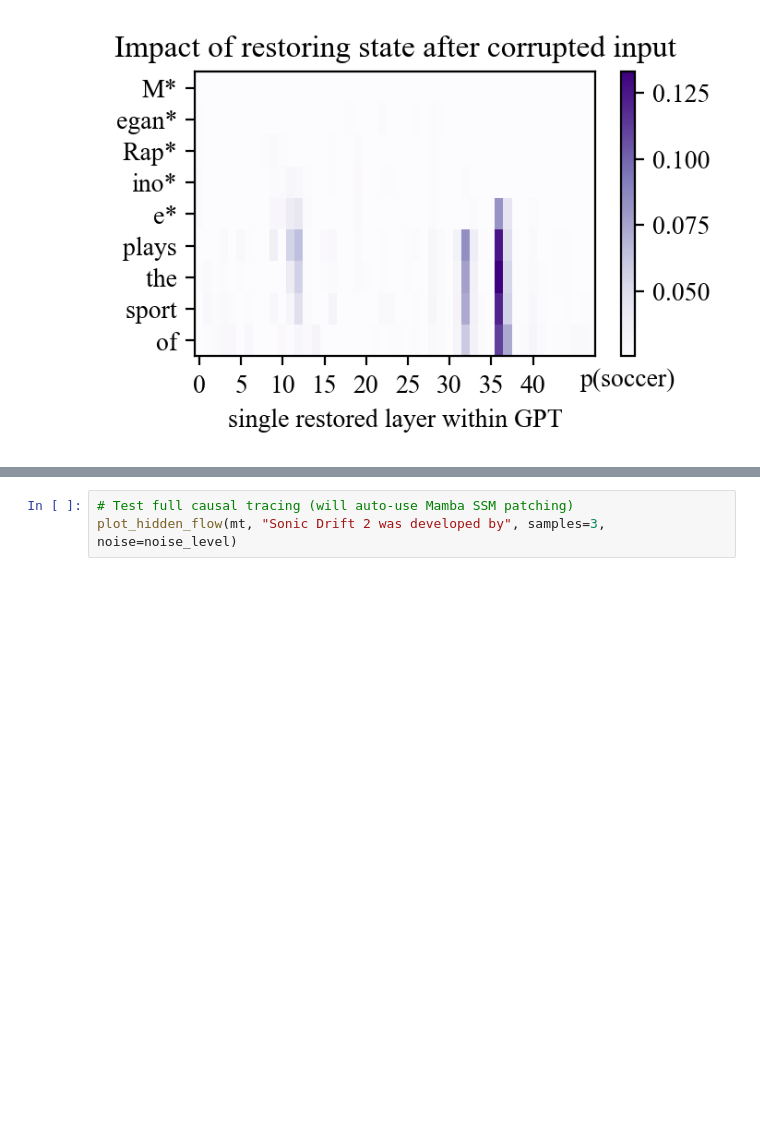
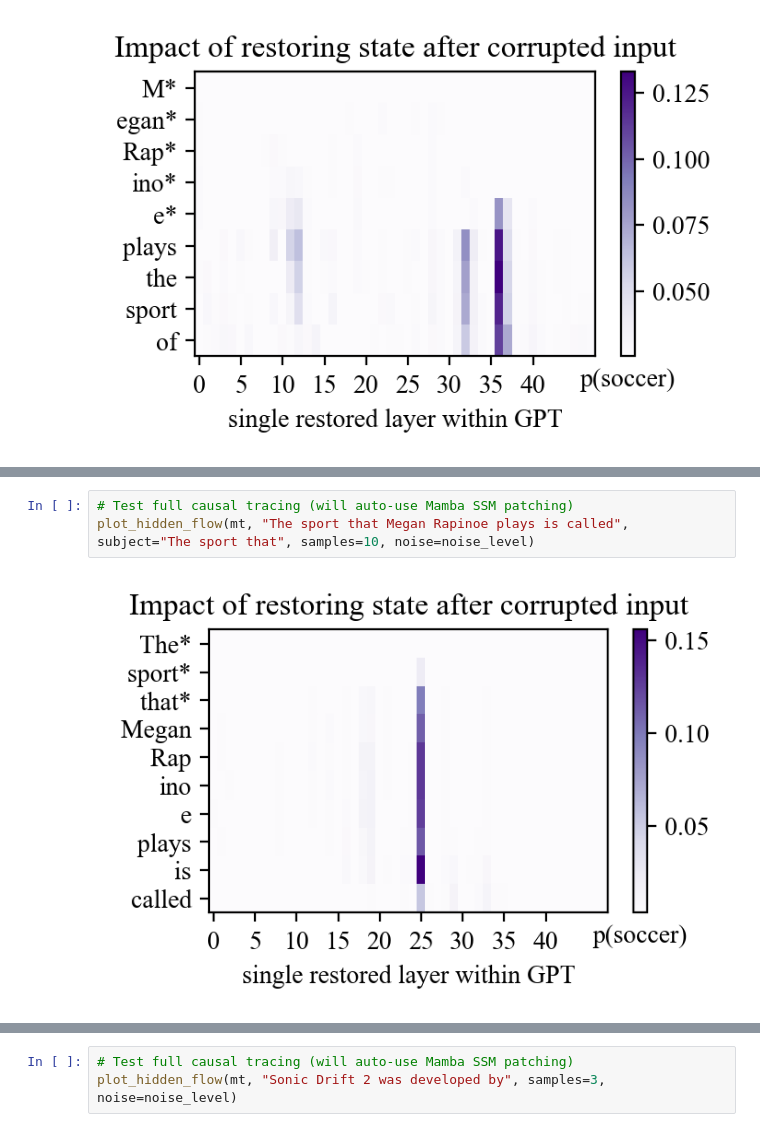
Before and after one commit to ajbailey4/mamba-causal-analysis, a Jupyter notebook: notebooks/mamba_causal_trace.ipynb, the cells around one changed output, grey strips where cells are left out. Drawn from its saved outputs; the diff is of its cells as text; blank space fills up the shorter version.

```diff
--- a/notebooks/mamba_causal_trace.ipynb
+++ b/notebooks/mamba_causal_trace.ipynb
@@ -360,0 +373,5 @@ plot_hidden_flow(mt, "Megan Rapinoe plays the sport of", samples=3, noise=noise_
+# %%
+# Test full causal tracing (will auto-use Mamba SSM patching)
+plot_hidden_flow(mt, "The sport that Megan Rapinoe plays is called", subject="The sport that", samples=10, noise=noise_level)
+# %% [output]
+[figure, added]
```
Also changed, not shown: parts of 5 cells of this notebook, 1 other file.
